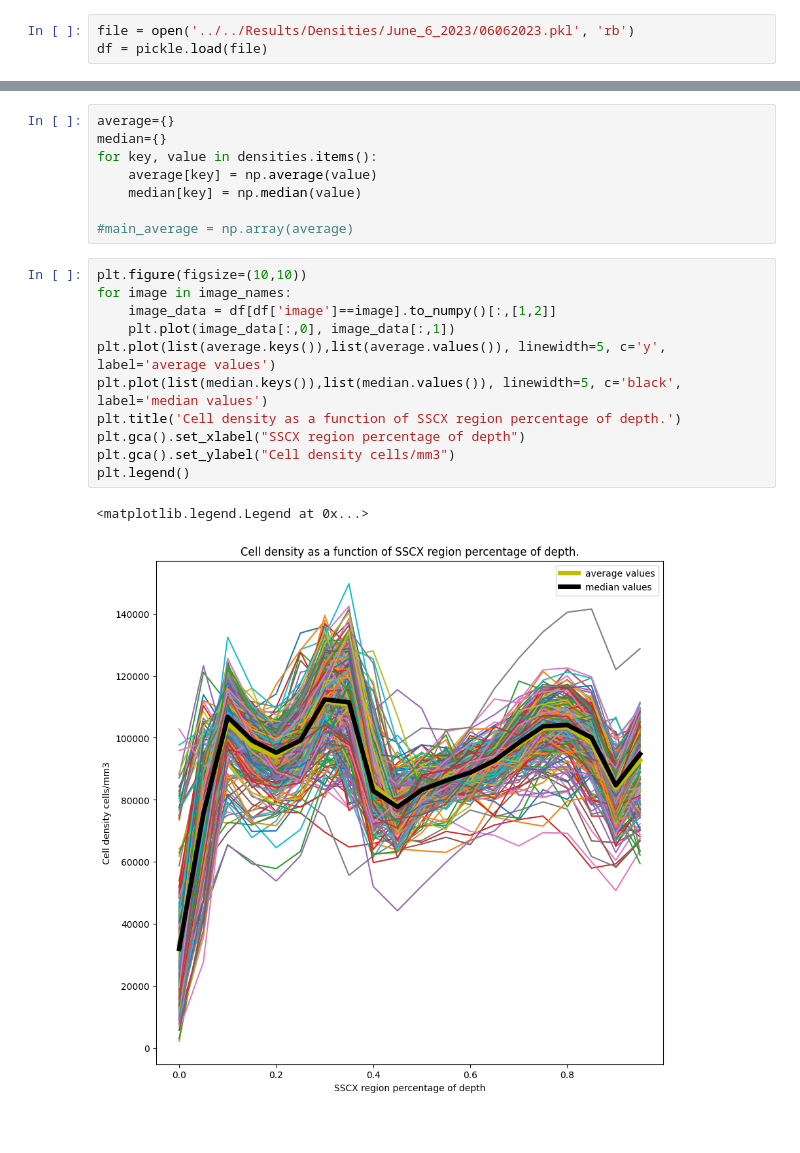
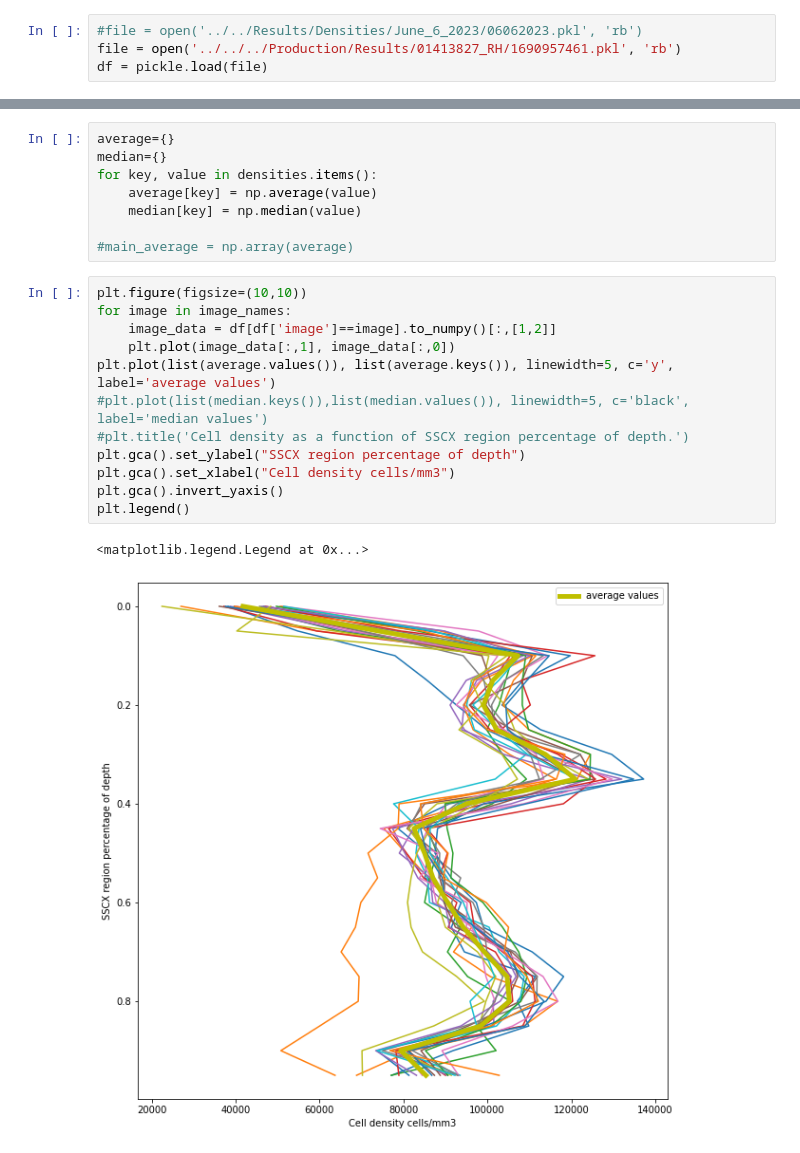
Before and after one commit to jacquemi-bbp/rat_sscx_nissl_analysis, a Jupyter notebook: Notebooks/cells densitiy.ipynb, the cells around one changed output, grey strips where cells are left out. Cells and saved outputs as stored; diff of their text form.

```diff
--- a/Notebooks/cells densitiy.ipynb
+++ b/Notebooks/cells densitiy.ipynb
@@ -6,6 +6,7 @@ import pickle
 from collections import defaultdict
 # %%
-file = open('../../Results/Densities/June_6_2023/06062023.pkl', 'rb')
+#file = open('../../Results/Densities/June_6_2023/06062023.pkl', 'rb')
+file = open('../../../Production/Results/01413827_RH/1690957461.pkl', 'rb')
 df = pickle.load(file)
 # %%
 # REmove NaN values
@@ -31,14 +32,15 @@ for key, value in densities.items():
 # %%
 plt.figure(figsize=(10,10))
 for image in image_names:
     image_data = df[df['image']==image].to_numpy()[:,[1,2]]
-    plt.plot(image_data[:,0], image_data[:,1])
-plt.plot(list(average.keys()),list(average.values()), linewidth=5, c='y', label='average values')
-plt.plot(list(median.keys()),list(median.values()), linewidth=5, c='black', label='median values')
-plt.title('Cell density as a function of SSCX region percentage of depth.')
-plt.gca().set_xlabel("SSCX region percentage of depth")
-plt.gca().set_ylabel("Cell density cells/mm3")
+    plt.plot(image_data[:,1], image_data[:,0])
+plt.plot(list(average.values()), list(average.keys()), linewidth=5, c='y', label='average values')
+#plt.plot(list(median.keys()),list(median.values()), linewidth=5, c='black', label='median values')
+#plt.title('Cell density as a function of SSCX region percentage of depth.')
+plt.gca().set_ylabel("SSCX region percentage of depth")
+plt.gca().set_xlabel("Cell density cells/mm3")
+plt.gca().invert_yaxis()
 plt.legend()
 # %% [output]
 <matplotlib.legend.Legend at 0x...>
-[figure, old version]
+[figure, new version]
```
Also changed, not shown: parts of 1 cell of this notebook.
